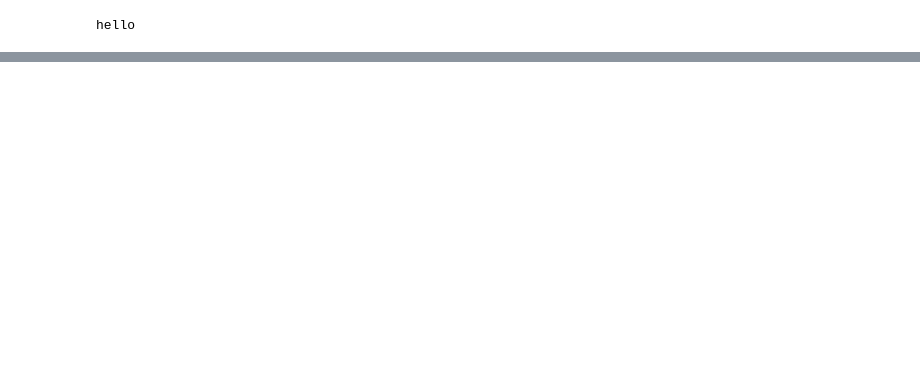
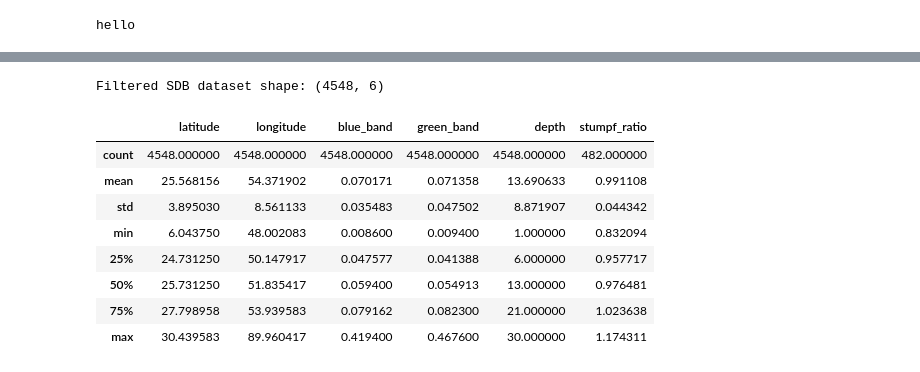
Before and after one commit to SpinoRexLegend/QDepth, a Jupyter notebook: Models/DataParser.ipynb, the cells around one changed output, grey strips where cells are left out. Saved outputs shown, nothing was run; the diff lists cells and outputs as text; code cells hidden in the pictures; blank space fills up the shorter version.

```diff
--- a/Models/DataParser.ipynb
+++ b/Models/DataParser.ipynb
@@ -16,0 +46,16 @@ FileNotFoundError: [Errno 2] No such file or directory: '../Dataset/final_sdb_da
+# %%
+# Filter optical solar penetration zone (depth <= 30m)
+sdb_df = raw_df[raw_df['depth'] <= 30.0].copy().reset_index(drop=True)
+print(f"Filtered SDB dataset shape: {sdb_df.shape}")
+sdb_df.describe()
+# %% [output]
+Filtered SDB dataset shape: (4548, 6)
+|  | latitude | longitude | blue_band | green_band | depth | stumpf_ratio |
+| count | 4548.000000 | 4548.000000 | 4548.000000 | 4548.000000 | 4548.000000 | 482.000000 |
+| mean | 25.568156 | 54.371902 | 0.070171 | 0.071358 | 13.690633 | 0.991108 |
+| std | 3.895030 | 8.561133 | 0.035483 | 0.047502 | 8.871907 | 0.044342 |
+| min | 6.043750 | 48.002083 | 0.008600 | 0.009400 | 1.000000 | 0.832094 |
+| 25% | 24.731250 | 50.147917 | 0.047577 | 0.041388 | 6.000000 | 0.957717 |
+| 50% | 25.731250 | 51.835417 | 0.059400 | 0.054913 | 13.000000 | 0.976481 |
+| 75% | 27.798958 | 53.939583 | 0.079162 | 0.082300 | 21.000000 | 1.023638 |
+| max | 30.439583 | 89.960417 | 0.419400 | 0.467600 | 30.000000 | 1.174311 |
```
Also changed, not shown: parts of 6 cells of this notebook, 10 other files.
